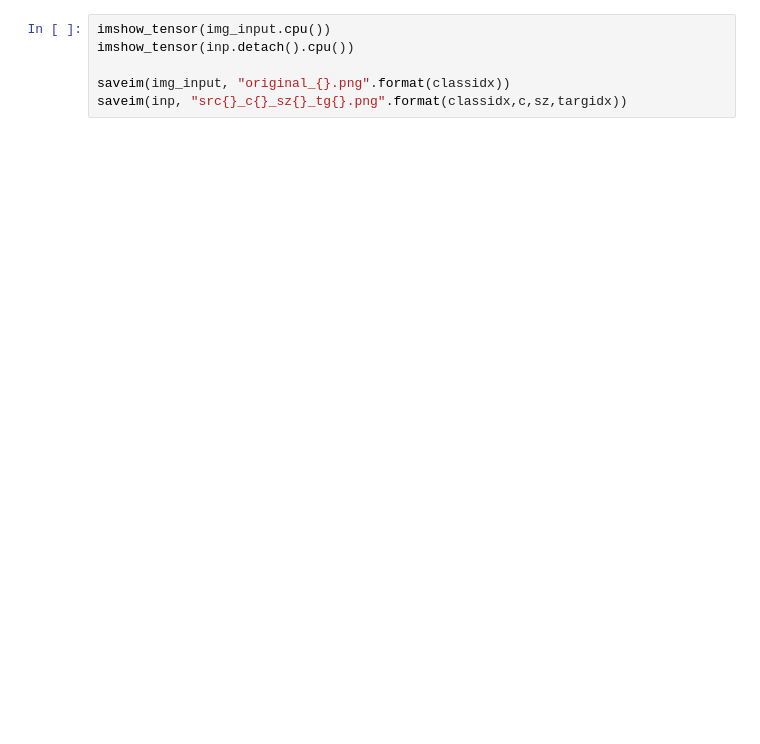
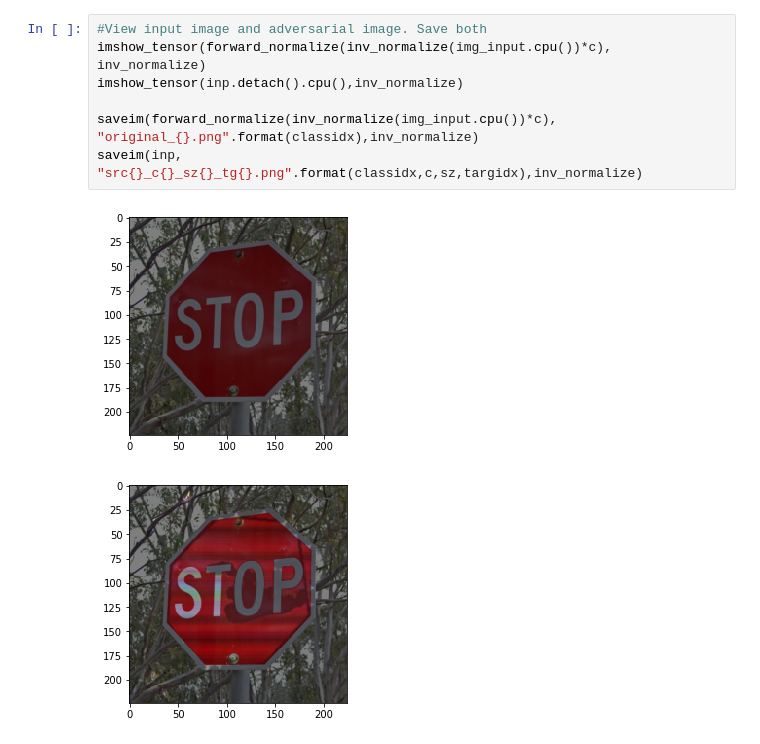
Before and after one commit to earlence-security/invis-perturbations, a Jupyter notebook: image_net.ipynb, the cells around one changed output. Drawn from its saved outputs; the diff is of its cells as text; blank space fills up the shorter version.

```diff
--- a/image_net.ipynb
+++ b/image_net.ipynb
@@ -270,7 +264,11 @@ print("Class is {} ({}) with confidence {}%".format(maxcls.indices.item(),class_
 # %%
-imshow_tensor(img_input.cpu())
-imshow_tensor(inp.detach().cpu())
+#View input image and adversarial image. Save both
+imshow_tensor(forward_normalize(inv_normalize(img_input.cpu())*c), inv_normalize)
+imshow_tensor(inp.detach().cpu(),inv_normalize)
 
-saveim(img_input, "original_{}.png".format(classidx))
-saveim(inp, "src{}_c{}_sz{}_tg{}.png".format(classidx,c,sz,targidx))
+saveim(forward_normalize(inv_normalize(img_input.cpu())*c), "original_{}.png".format(classidx),inv_normalize)
+saveim(inp, "src{}_c{}_sz{}_tg{}.png".format(classidx,c,sz,targidx),inv_normalize)
+# %% [output]
+[figure, added]
+[figure, added]
 # %%
```
Also changed, not shown: parts of 15 cells of this notebook, 3 other files.
